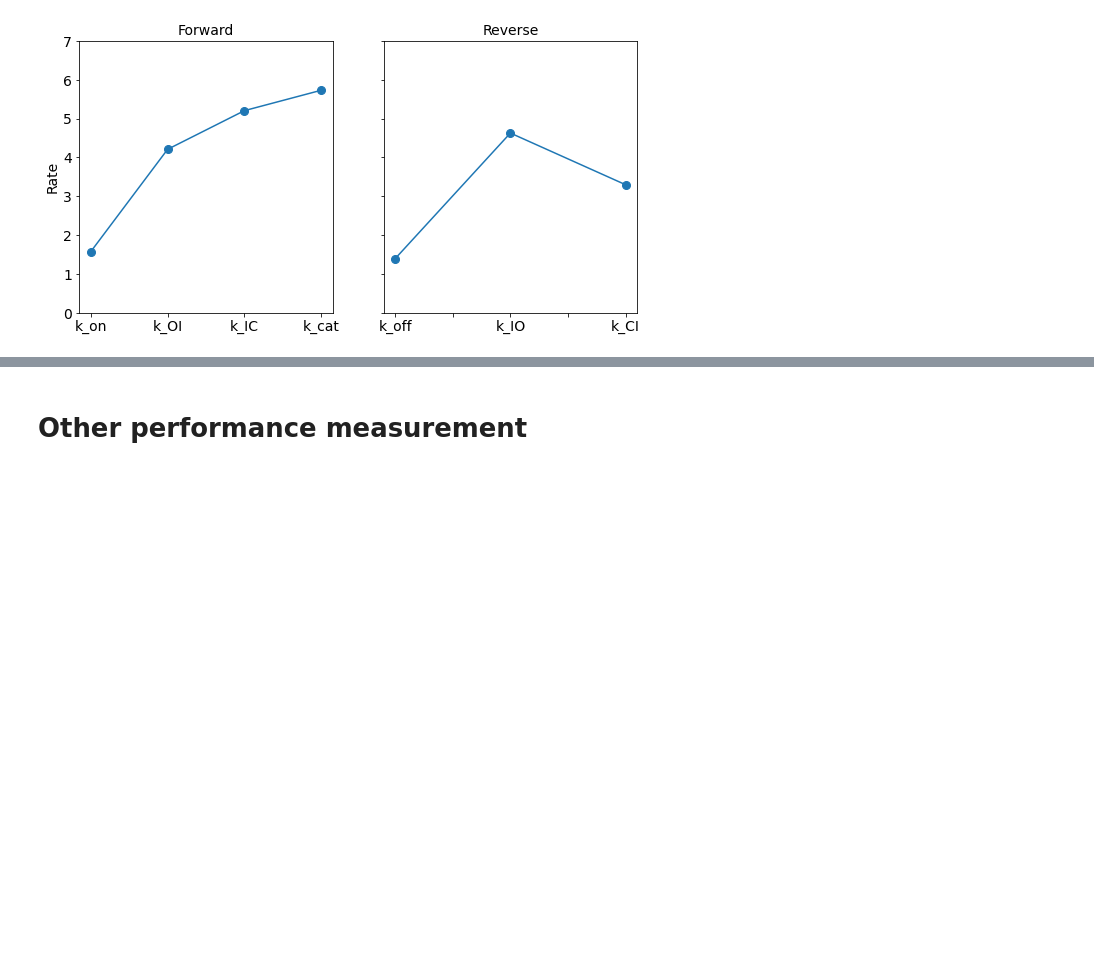
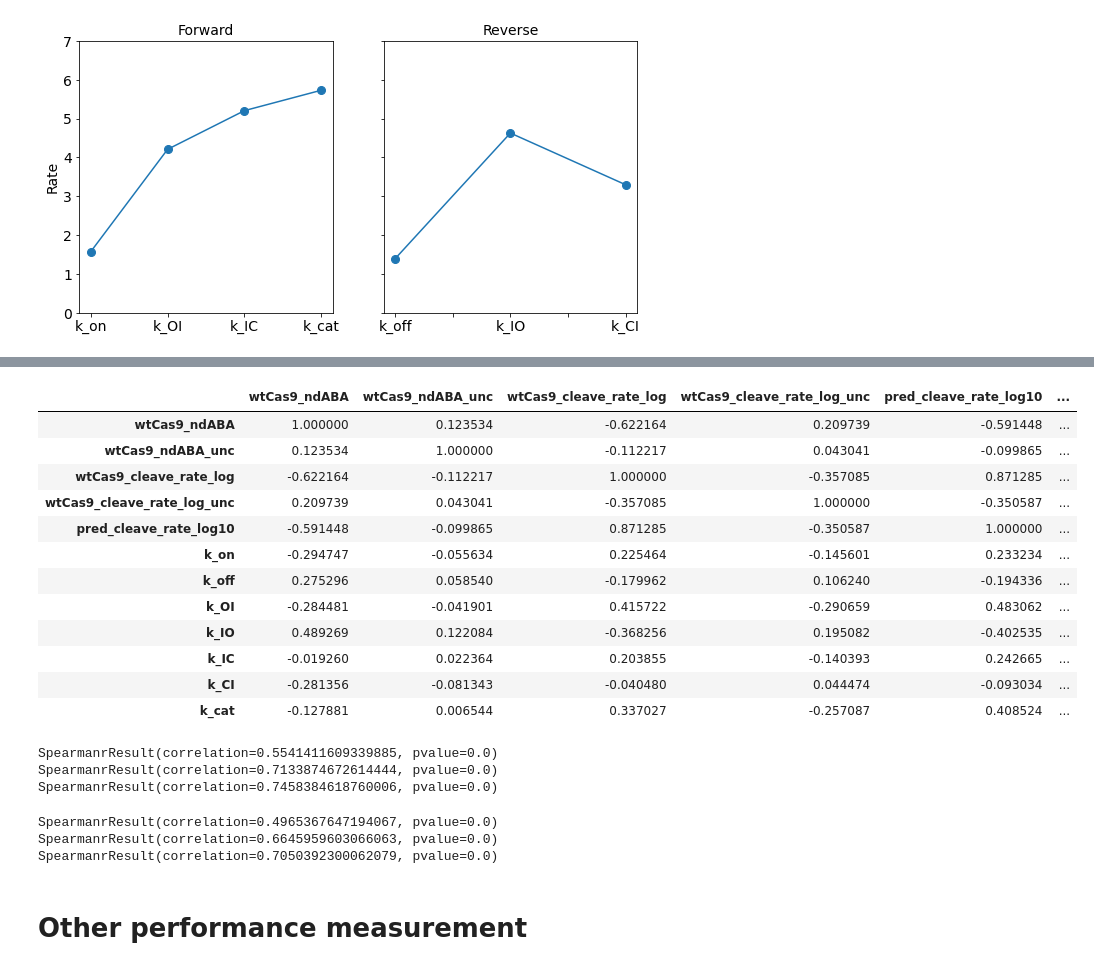
Before and after one commit to zj-zhang/Elektrum, a Jupyter notebook: notebooks/03-KINN-AMBERsearch.ipynb, the cells around one changed output, grey strips where cells are left out. Saved outputs shown, nothing was run; the diff lists cells and outputs as text; code cells hidden in the pictures; blank space fills up the shorter version.

```diff
--- a/notebooks/03-KINN-AMBERsearch.ipynb
+++ b/notebooks/03-KINN-AMBERsearch.ipynb
@@ -251,3 +322,37 @@ axs[0].set_ylim(0,7)
+# %%
+df2_pred.corr()
+# %% [output]
+|  | wtCas9_ndABA | wtCas9_ndABA_unc | wtCas9_cleave_rate_log | wtCas9_cleave_rate_log_unc | pred_cleave_rate_log10 | ... |
+| wtCas9_ndABA | 1.000000 | 0.123534 | -0.622164 | 0.209739 | -0.591448 | ... |
+| wtCas9_ndABA_unc | 0.123534 | 1.000000 | -0.112217 | 0.043041 | -0.099865 | ... |
+| wtCas9_cleave_rate_log | -0.622164 | -0.112217 | 1.000000 | -0.357085 | 0.871285 | ... |
+| wtCas9_cleave_rate_log_unc | 0.209739 | 0.043041 | -0.357085 | 1.000000 | -0.350587 | ... |
+| pred_cleave_rate_log10 | -0.591448 | -0.099865 | 0.871285 | -0.350587 | 1.000000 | ... |
+| k_on | -0.294747 | -0.055634 | 0.225464 | -0.145601 | 0.233234 | ... |
+| k_off | 0.275296 | 0.058540 | -0.179962 | 0.106240 | -0.194336 | ... |
+| k_OI | -0.284481 | -0.041901 | 0.415722 | -0.290659 | 0.483062 | ... |
+| k_IO | 0.489269 | 0.122084 | -0.368256 | 0.195082 | -0.402535 | ... |
+| k_IC | -0.019260 | 0.022364 | 0.203855 | -0.140393 | 0.242665 | ... |
+| k_CI | -0.281356 | -0.081343 | -0.040480 | 0.044474 | -0.093034 | ... |
+| k_cat | -0.127881 | 0.006544 | 0.337027 | -0.257087 | 0.408524 | ... |
+# %%
+# What does this mean?
+print(ss.spearmanr(df1_pred['wtCas9_ndABA'], df1_pred['k_IO']))
+print(ss.spearmanr(df1_pred['wtCas9_ndABA'], df1_pred['k_IO']+df1_pred['k_off']))
+print(ss.spearmanr(df1_pred['wtCas9_ndABA'], df1_pred['k_IO']+df1_pred['k_off']-df1_pred['k_on']))
+# %% [output]
+SpearmanrResult(correlation=0.5541411609339885, pvalue=0.0)
+SpearmanrResult(correlation=0.7133874672614444, pvalue=0.0)
+SpearmanrResult(correlation=0.7458384618760006, pvalue=0.0)
+# %%
+# What does this mean?
+print(ss.spearmanr(df2_pred['wtCas9_ndABA'], df2_pred['k_IO']))
+print(ss.spearmanr(df2_pred['wtCas9_ndABA'], df2_pred['k_IO']+df2_pred['k_off']))
+print(ss.spearmanr(df2_pred['wtCas9_ndABA'], df2_pred['k_IO']+df2_pred['k_off']-df2_pred['k_on']))
+# %% [output]
+SpearmanrResult(correlation=0.4965367647194067, pvalue=0.0)
+SpearmanrResult(correlation=0.6645959603066063, pvalue=0.0)
+SpearmanrResult(correlation=0.7050392300062079, pvalue=0.0)
 # %% [markdown]
 # Other performance measurement
 # %%
```
Also changed, not shown: parts of 11 cells of this notebook.
